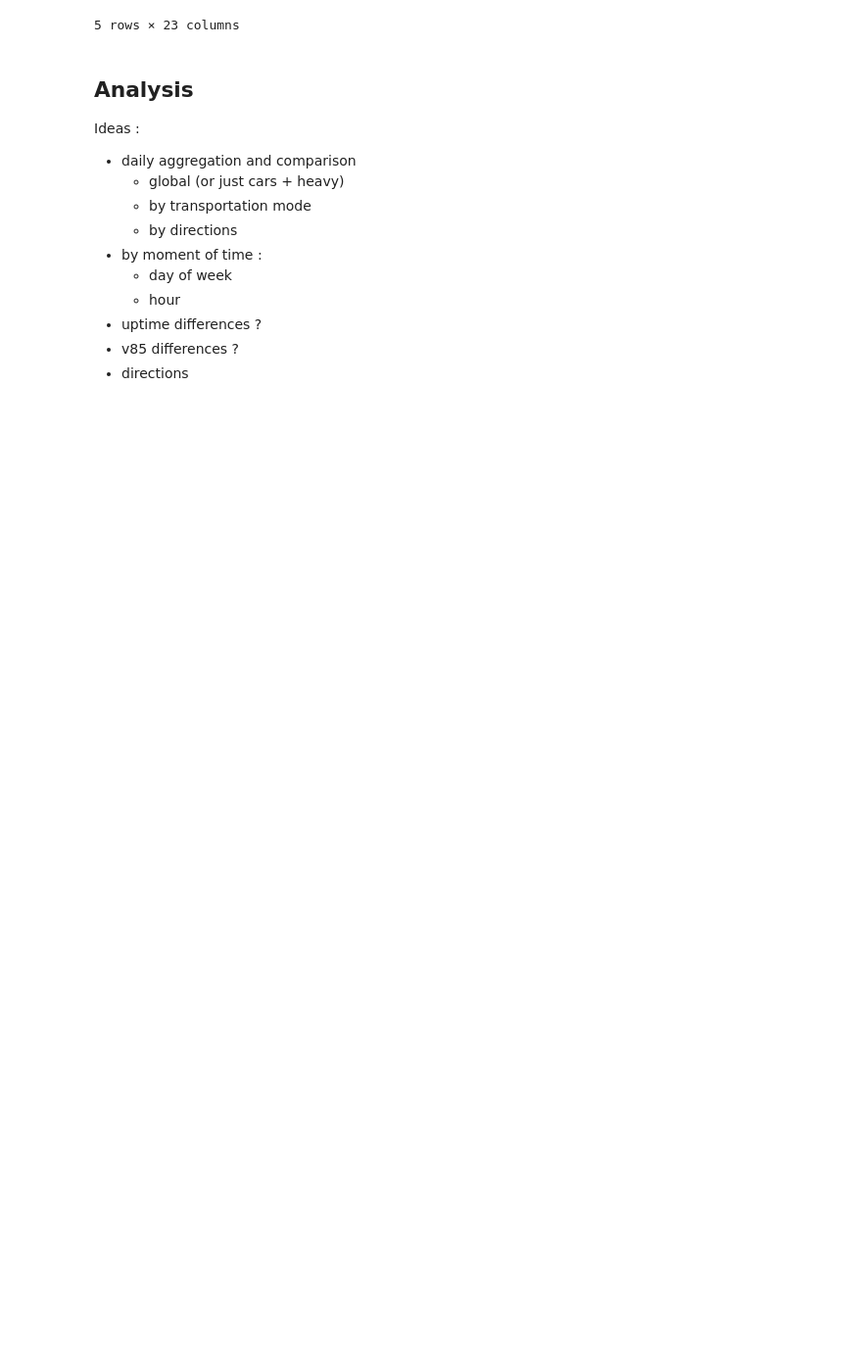
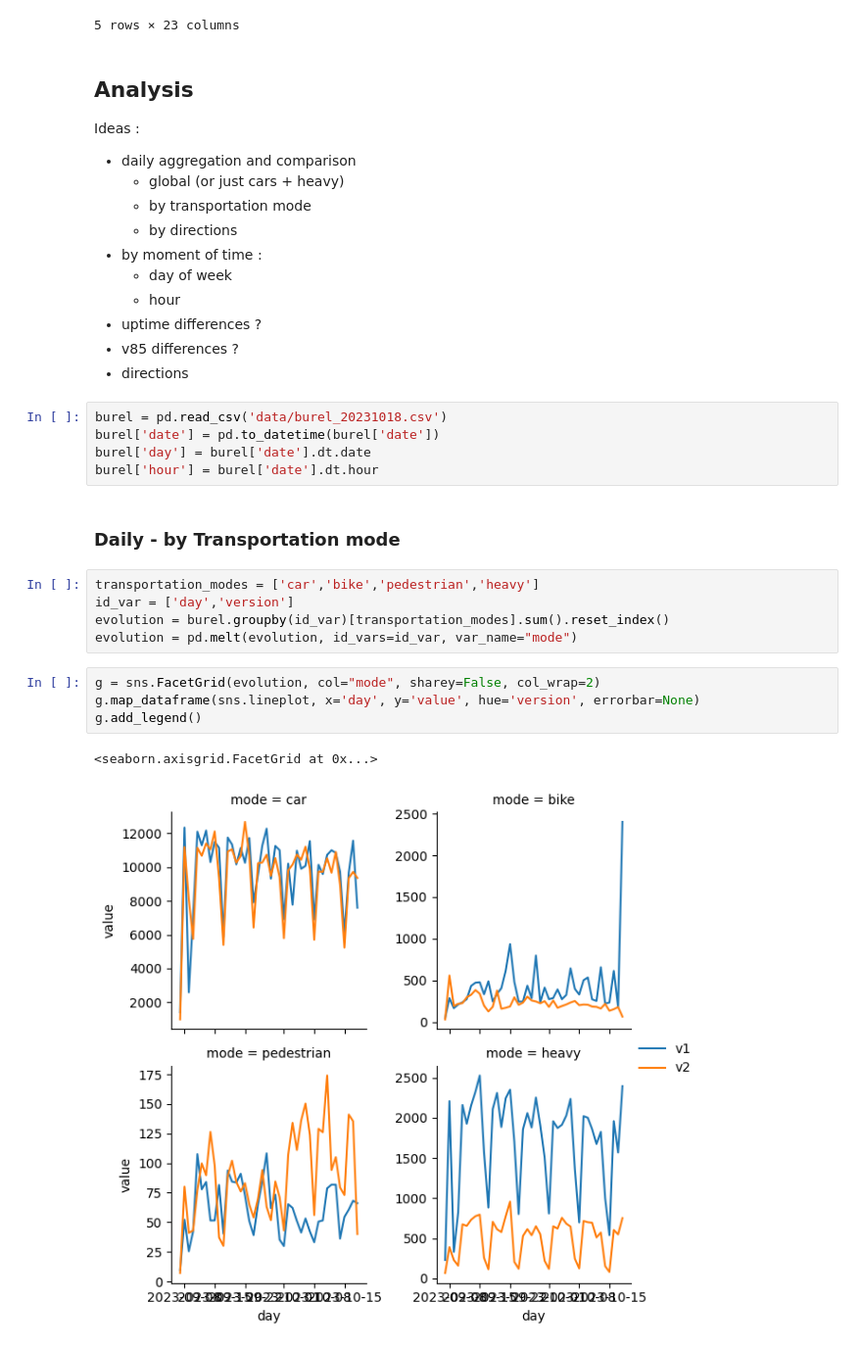
Before and after one commit to KetsiaGuichard/telraam-analysis, a Jupyter notebook: version_comparison.ipynb, the cells around one changed output. Shown at 98% size. Saved outputs shown, nothing was run; the diff lists cells and outputs as text; blank space fills up the shorter version.

Commit message:
plot daily comparison between v1 and v2

```diff
--- a/version_comparison.ipynb
+++ b/version_comparison.ipynb
@@ -44,3 +54,22 @@ Ideas :
 - uptime differences ?
 - v85 differences ?
 - directions
+# %%
+burel = pd.read_csv('data/burel_20231018.csv')
+burel['date'] = pd.to_datetime(burel['date'])
+burel['day'] = burel['date'].dt.date
+burel['hour'] = burel['date'].dt.hour
+# %% [markdown]
+### Daily - by Transportation mode
+# %%
+transportation_modes = ['car','bike','pedestrian','heavy']
+id_var = ['day','version']
+evolution = burel.groupby(id_var)[transportation_modes].sum().reset_index()
+evolution = pd.melt(evolution, id_vars=id_var, var_name="mode")
+# %%
+g = sns.FacetGrid(evolution, col="mode", sharey=False, col_wrap=2)
+g.map_dataframe(sns.lineplot, x='day', y='value', hue='version', errorbar=None)
+g.add_legend()
+# %% [output]
+<seaborn.axisgrid.FacetGrid at 0x...>
+[figure, added]
```
Also changed, not shown: parts of 6 cells of this notebook, 1 other file.
